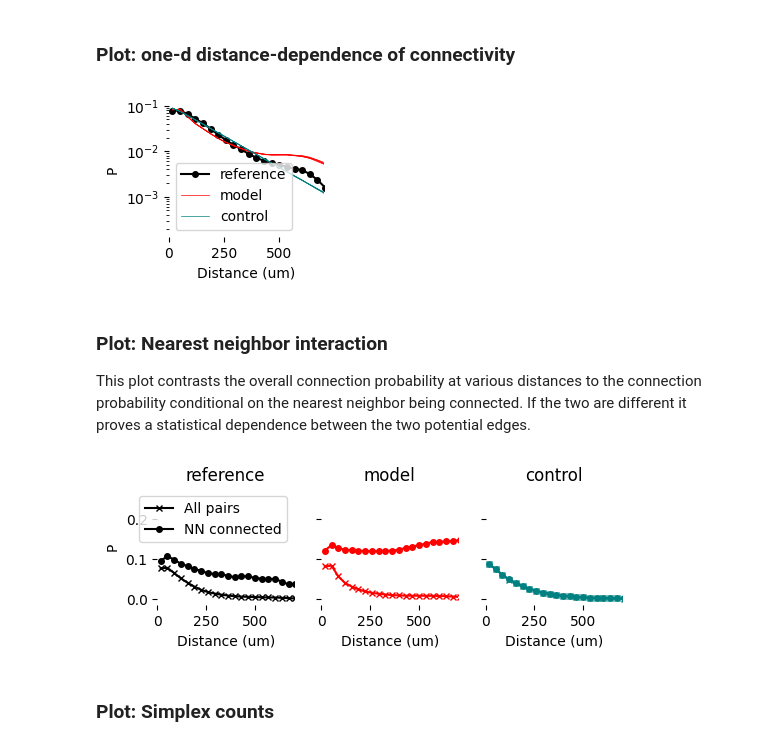
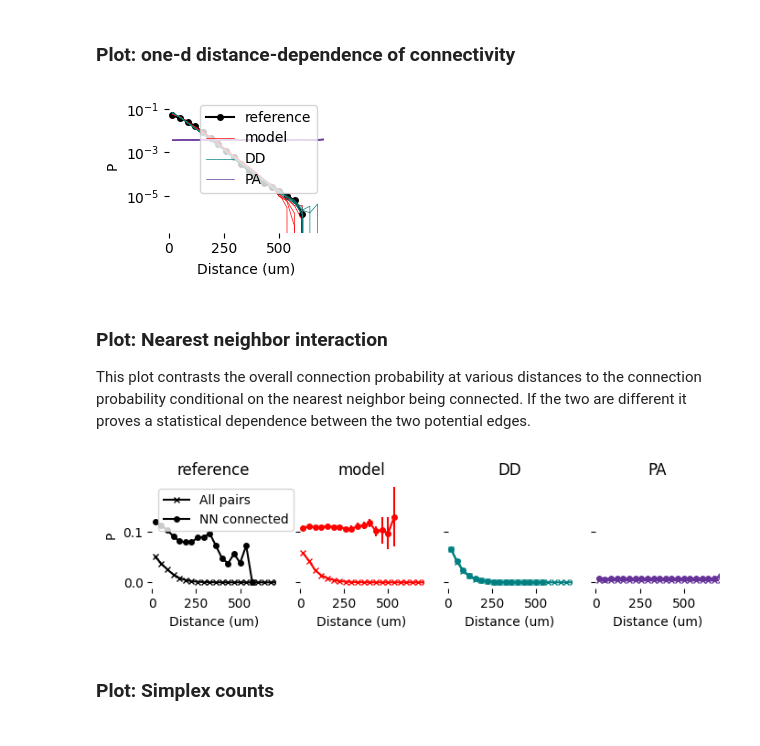
Before and after one commit to MWolfR/local_connectivity_model, a Jupyter notebook: src/Match and compare to microns.ipynb, the cells around one changed output. Cells and saved outputs as stored; diff of their text form; code cells hidden in the pictures.

```diff
--- a/src/Match and compare to microns.ipynb
+++ b/src/Match and compare to microns.ipynb
@@ -28,7 +28,7 @@ Please note that the reference connectome must be separately downloaded. For the
 
 Formally, the reference connectome must be in the .h5-based format used by [Connectome-utilities](https://github.com/openbraininstitute/ConnectomeUtilities).
 # %%
-config_fn = "../configs/pnagm_L45E_SSCX_yscale_experimental_v1p5.json"
+config_fn = "../configs/pnagm_L45E_microns_yscale_experimental_v1p5.json"
 n_instances = 5
 plot_out = "plots_sscx"
 if not os.path.exists(plot_out):
@@ -44,6 +44,11 @@ A reference connectome is expected at path {0},
           please place it there or update the path in the configuration file!
 """.format(microns_fn))
 
-pts, microns = util.points_from_microns(cfg["make_points"])
+pts, microns, additional_controls = util.points_from_microns(cfg["make_points"], return_additional_controls=True)
+
+# Additional, pre-calculated preferential-attachment control models for the reference
+ctrls_PA = additional_controls["PA"]
+ctrl_instances_PA = [ctrls_PA[_index].matrix for _index in ctrls_PA.index]
+
 reference = microns.matrix > 0
 # %% [output]
@@ -176,13 +182,15 @@ Is = [DD.p_2d_ref[(1, 2)],
      numpy.nanmean(numpy.dstack([DD.twod_for_matrix(_instance, (1, 2))
                                  for _instance in mdl_instances]), axis=2),
      numpy.nanmean(numpy.dstack([DD.twod_for_matrix(_instance, (1, 2))
-                                     for _instance in ctrl_instances]), axis=2)
+                                     for _instance in ctrl_instances]), axis=2),
+     numpy.nanmean(numpy.dstack([DD.twod_for_matrix(_instance, (1, 2))
+                                     for _instance in ctrl_instances_PA]), axis=2)
     ]
-ttls = ["reference", "model", "control"]
+ttls = ["reference", "model", "DD", "PA"]
 i = 1
 
 for I, ttl in zip(Is, ttls):
-    ax = fig.add_subplot(1, 3, i)
+    ax = fig.add_subplot(1, 4, i)
     if i > 1:
         ax.set_yticks([])
     else:
@@ -247,8 +258,12 @@ for i, _instance in enumerate(mdl_instances):
     ax.plot(bin_centers, DD.for_matrix(_instance), label=lbl, color="red", lw=0.5)
 for i, _instance in enumerate(ctrl_instances):
     lbl = None
-    if i == 0: lbl = "control"
+    if i == 0: lbl = "DD"
     ax.plot(bin_centers, DD.for_matrix(_instance), label=lbl, color="teal", lw=0.5)
+for i, _instance in enumerate(ctrl_instances_PA):
+    lbl = None
+    if i == 0: lbl = "PA"
+    ax.plot(bin_centers, DD.for_matrix(_instance), label=lbl, color="rebeccapurple", lw=0.5)
 
 ax.set_yscale("log")
 ax.set_xlim([0, 700])
@@ -259,13 +274,13 @@ plt.legend()
 
 fig.savefig(os.path.join(plot_out, "m_1d_distance_dependence.pdf"))
 # %% [output]
-[figure, old version]
+[figure, new version]
 # %% [markdown]
 ### Plot: Nearest neighbor interaction
 This plot contrasts the overall connection probability at various distances to the connection probability conditional on the nearest neighbor being connected. If the two are different it proves a statistical dependence between the two potential edges.
 # %%
-fig = plt.figure(figsize=(6, 1.5))
-axes = fig.subplots(1, 3, sharey=True)
+fig = plt.figure(figsize=(8, 1.5))
+axes = fig.subplots(1, 4, sharey=True)
 xlim = [0, 700]
 
 ax = axes[0]
@@ -274,35 +289,46 @@ ax.plot(bin_centers, DD.dist_and_nn_analysis(DD.m.matrix), color="black", marker
 ax.set_ylabel("P")
 ax.set_xlim(xlim)
 ax.legend()
 ax.set_title("reference")
 ax.set_frame_on(False)
 ax.set_xlabel("Distance (um)")
 
 ax = axes[1]
 p_basics = numpy.vstack([DD.for_matrix(_instance) for _instance in mdl_instances])
 p_nn_con = numpy.vstack([DD.dist_and_nn_analysis(_instance) for _instance in mdl_instances])
 ax.plot(bin_centers, numpy.mean(p_basics, axis=0), color="red", marker='x', lw=1.5, ms=4)
 ax.errorbar(bin_centers, numpy.mean(p_nn_con, axis=0), yerr=numpy.std(p_nn_con, axis=0),
              color="red", marker='o', lw=1.5, ms=4)
 ax.set_xlim(xlim)
 ax.set_title("model")
 ax.set_frame_on(False)
 ax.set_xlabel("Distance (um)")
 
 ax = axes[2]
 p_basics = numpy.vstack([DD.for_matrix(_instance) for _instance in ctrl_instances])
 p_nn_con = numpy.vstack([DD.dist_and_nn_analysis(_instance) for _instance in ctrl_instances])
 ax.plot(bin_centers, numpy.mean(p_basics, axis=0), color="teal", marker='x', lw=1.5, ms=4)
 ax.errorbar(bin_centers, numpy.mean(p_nn_con, axis=0), yerr=numpy.std(p_nn_con, axis=0),
              color="teal", marker='o', lw=1.5, ms=4)
 ax.set_xlim(xlim)
-ax.set_title("control")
+ax.set_title("DD")
+ax.set_frame_on(False)
+ax.set_xlabel("Distance (um)")
+
+ax = axes[3]
+p_basics = numpy.vstack([DD.for_matrix(_instance) for _instance in ctrl_instances_PA])
+p_nn_con = numpy.vstack([DD.dist_and_nn_analysis(_instance) for _instance in ctrl_instances_PA])
+ax.plot(bin_centers, numpy.mean(p_basics, axis=0), color="rebeccapurple", marker='x', lw=1.5, ms=4)
+ax.errorbar(bin_centers, numpy.mean(p_nn_con, axis=0), yerr=numpy.std(p_nn_con, axis=0),
+             color="rebeccapurple", marker='o', lw=1.5, ms=4)
+ax.set_xlim(xlim)
+ax.set_title("PA")
 ax.set_frame_on(False)
 ax.set_xlabel("Distance (um)")
 
 fig.savefig(os.path.join(plot_out, "m_distance_and_nn_analysis.pdf"))
 # %% [output]
-[figure, old version]
+[figure, new version]
 # %% [markdown]
 ### Plot: Simplex counts
 # %%
```
Also changed, not shown: parts of 12 cells of this notebook.
